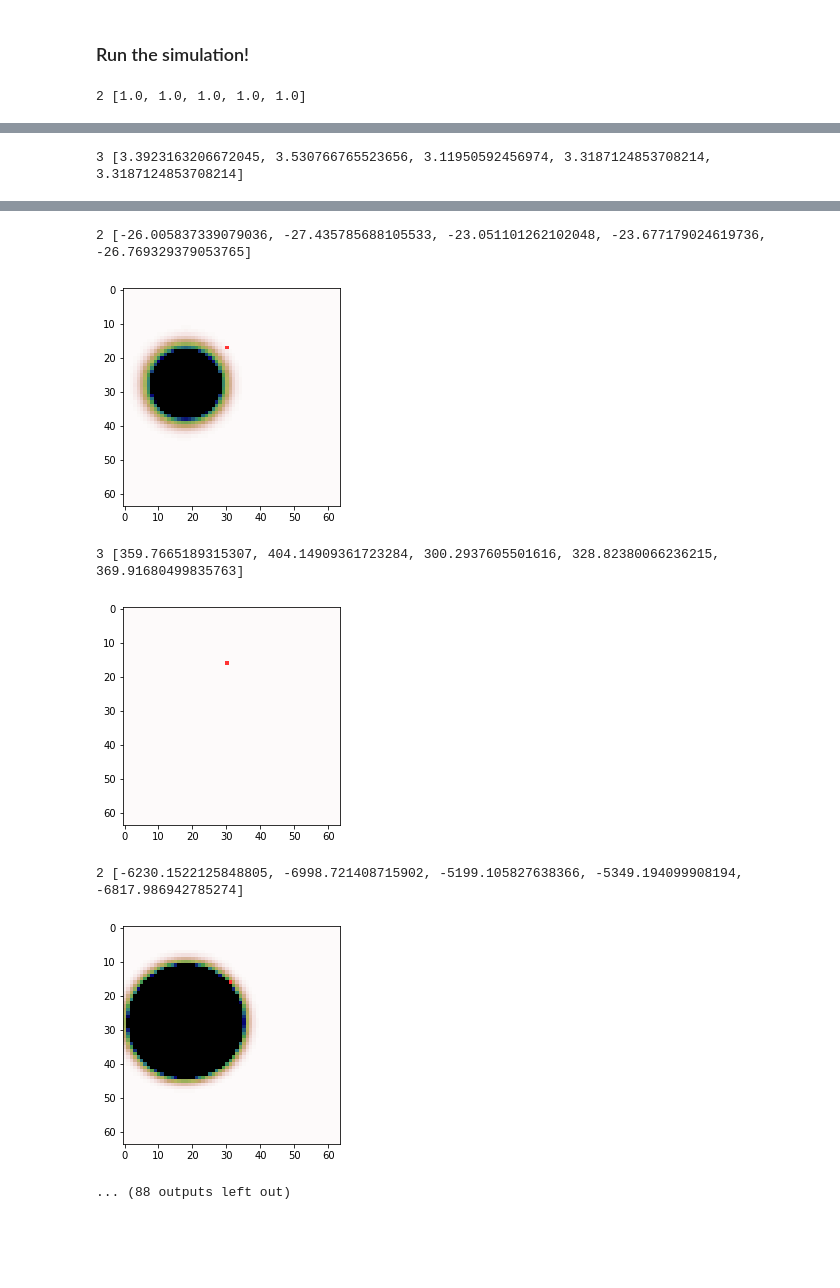
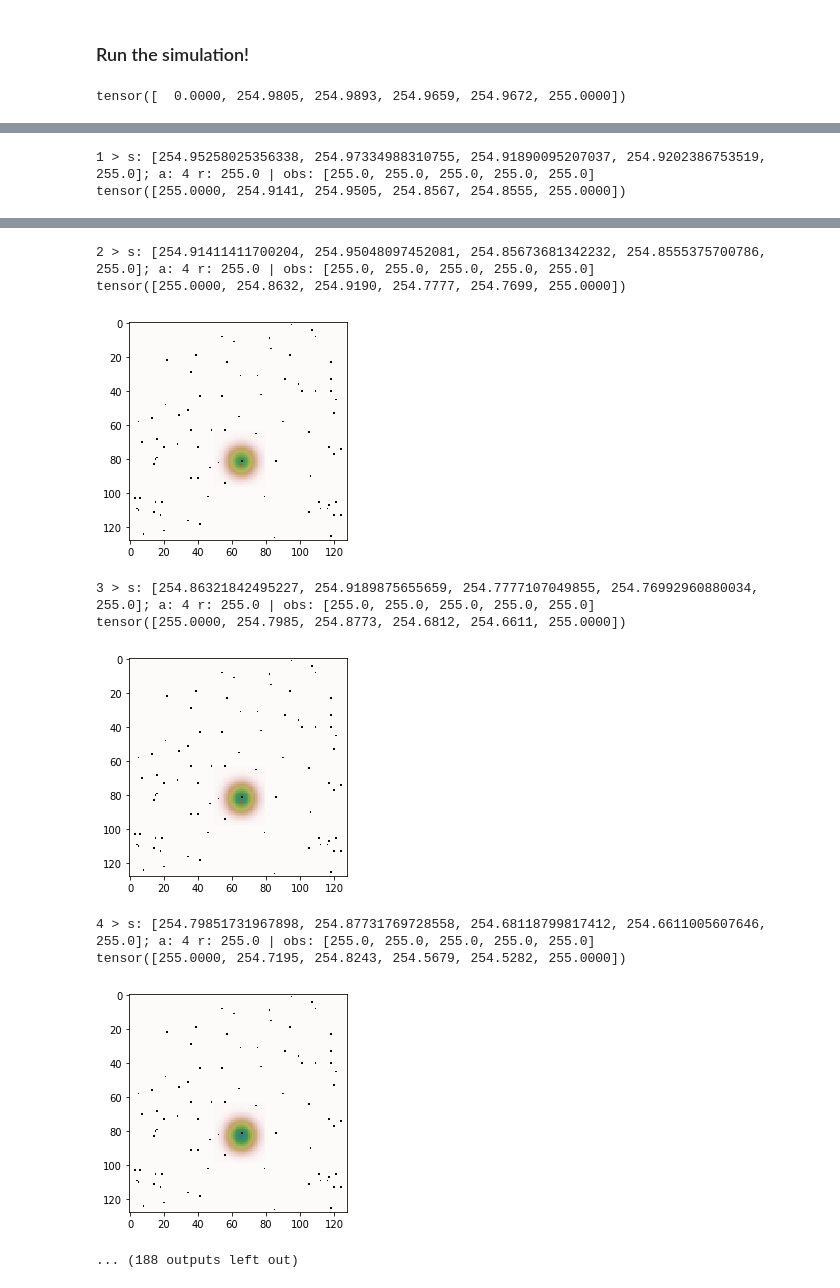
Before and after one commit to adewynter/Lightboard, a Jupyter notebook: SwarmGrid.ipynb, the cells around one changed output, grey strips where cells are left out. Cells and saved outputs as stored; diff of their text form; code cells hidden in the pictures; blank space fills up the shorter version.

```diff
--- a/SwarmGrid.ipynb
+++ b/SwarmGrid.ipynb
@@ -394,7 +440,7 @@ class NeuralNetwork(nn.Module):
         self.l1 = nn.Linear(in_dim, hidden_dim)
         self.ac1 = nn.ReLU()
         self.l2 = nn.Linear(hidden_dim, out_dim)
-        self.ac2 = nn.Softmax()
+        self.ac2 = nn.Softmax(dim=0)
 
     def forward(self, x):
         x = self.ac1(self.l1(x))
@@ -425,7 +471,7 @@ class Agent():
                                    "2": [1, 0],
                                    "3": [0, -1],
                                    "4": [0, 1]}
-        self.softmax = nn.Softmax()
+        self.softmax = nn.Softmax(dim=0)
         self.relu = nn.ReLU()
 
     def observation_to_label(self, obs):
@@ -443,7 +489,9 @@ class Agent():
                           along with their food).
         """
         self._model.eval()
-        out = self._model(torch.tensor([self.past_reward]+ state))
+        inp = torch.tensor([self.past_reward]+ state)
+        print(inp)
+        out = self._model(inp)
         return np.argmax(out.detach().cpu().numpy())
 
     def update(self, observation, reward, is_successful):
@@ -456,12 +504,13 @@ class Agent():
            is_successful (bool): whether the move was successful. Needed to
                                  update the internal coordinates of the model.
         """
+        observation = [o/(max(observation) + 1e-6) for o in observation]
         self._model.train()
         self.past_reward = reward
         out = self._model(torch.tensor([reward] + observation))
-        loss = self._loss(out, self.observation_to_label(observation))
+        loss = self._loss(out, reward*self.observation_to_label(observation))
         loss.backward()
-        _ = nn.utils.clip_grad_norm(self._model.parameters(), 5.0) # Needed to avoid NaNs
+        _ = nn.utils.clip_grad_norm_(self._model.parameters(), 5.0) # Needed to avoid NaNs
         self._optimizer.step()
         self._optimizer.zero_grad()
 
@@ -473,7 +522,7 @@ class Agent():
 # %% [markdown]
 ### Algorithm
 # %%
-def coevolve(board, all_agents, total_timesteps=50, do_movie=True):
+def coevolve(board, all_agents, total_timesteps=50, do_movie=True, log=False):
 
     t = 0
     is_done = False # This will never be called for now.
@@ -482,11 +531,12 @@ def coevolve(board, all_agents, total_timesteps=50, do_movie=True):
         for i, agent in enumerate(all_agents):
             state = board.get_observation_from_coords(agent.position_x, agent.position_y)
             action = int(agent.act(state))
-            print(action, state)
-            obs, rew, is_done, is_successful =  board.step(agent_action=action,
+            obs, rew, is_done, info =  board.step(agent_action=action,
                                                            agent_id=i,
                                                            update_time=(i == len(all_agents) - 1))
-            agent.update(obs, rew, is_successful)
+            agent.update(state, rew, info["success"])
+            if log:
+                print("{} > s: {}; a: {} r: {} | obs: {} ".format(t, state, action, rew, obs))
 
         t += 1
 
@@ -495,15 +545,18 @@ def coevolve(board, all_agents, total_timesteps=50, do_movie=True):
 # %% [markdown]
 ### Setup variables
 # %%
-board_x_dim = 64
-board_y_dim = 64
+# A small board
+board_x_dim = 128
+board_y_dim = 128
 
 all_agents = [Agent(pos_x = random.randint(1, board_x_dim - 1), pos_y = random.randint(1, board_y_dim - 1))]
-agent_positions = [(a.position_x, a.position_y)  for a in all_agents]
+agent_positions = [(a.position_x, a.position_y) for a in all_agents]
 board = Board(agent_positions,
+              preset = "random",
               x_dim = board_x_dim,
               y_dim = board_y_dim,
-              kappa = 0.5,
-              tau = 0.25,
-              I = np.ones((board_x_dim, board_y_dim)))
+              kappa = 50.0,
+              tau = 5.0,
+              sigma= 5.0,
+              I = np.zeros((board_x_dim, board_y_dim)) + 255.0)
 # %% [output]
@@ -511,6 +564,6 @@ board = Board(agent_positions,
 # %% [markdown]
 ### Run the simulation!
 # %%
-coevolve(board, all_agents)
+coevolve(board, all_agents, total_timesteps=200, log=True)
 # %% [output]
-2 [1.0, 1.0, 1.0, 1.0, 1.0]
+tensor([  0.0000, 254.9805, 254.9893, 254.9659, 254.9672, 255.0000])
@@ -520 +574,2 @@ coevolve(board, all_agents)
-3 [3.3923163206672045, 3.530766765523656, 3.11950592456974, 3.3187124853708214, 3.3187124853708214]
+1 > s: [254.95258025356338, 254.97334988310755, 254.91890095207037, 254.9202386753519, 255.0]; a: 4 r: 255.0 | obs: [255.0, 255.0, 255.0, 255.0, 255.0]
+tensor([255.0000, 254.9141, 254.9505, 254.8567, 254.8555, 255.0000])
@@ -522,7 +577,10 @@ coevolve(board, all_agents)
-2 [-26.005837339079036, -27.435785688105533, -23.051101262102048, -23.677179024619736, -26.769329379053765]
+2 > s: [254.91411411700204, 254.95048097452081, 254.85673681342232, 254.8555375700786, 255.0]; a: 4 r: 255.0 | obs: [255.0, 255.0, 255.0, 255.0, 255.0]
+tensor([255.0000, 254.8632, 254.9190, 254.7777, 254.7699, 255.0000])
-[figure, old version]
+[figure, new version]
-3 [359.7665189315307, 404.14909361723284, 300.2937605501616, 328.82380066236215, 369.91680499835763]
+3 > s: [254.86321842495227, 254.9189875655659, 254.7777107049855, 254.76992960880034, 255.0]; a: 4 r: 255.0 | obs: [255.0, 255.0, 255.0, 255.0, 255.0]
+tensor([255.0000, 254.7985, 254.8773, 254.6812, 254.6611, 255.0000])
-[figure, old version]
+[figure, new version]
-2 [-6230.1522125848805, -6998.721408715902, -5199.105827638366, -5349.194099908194, -6817.986942785274]
+4 > s: [254.79851731967898, 254.87731769728558, 254.68118799817412, 254.6611005607646, 255.0]; a: 4 r: 255.0 | obs: [255.0, 255.0, 255.0, 255.0, 255.0]
+tensor([255.0000, 254.7195, 254.8243, 254.5679, 254.5282, 255.0000])
-[figure, old version]
+[figure, new version]
-... (88 outputs left out)
+... (188 outputs left out)
```
Also changed, not shown: parts of 5 cells of this notebook, 1 other file.
